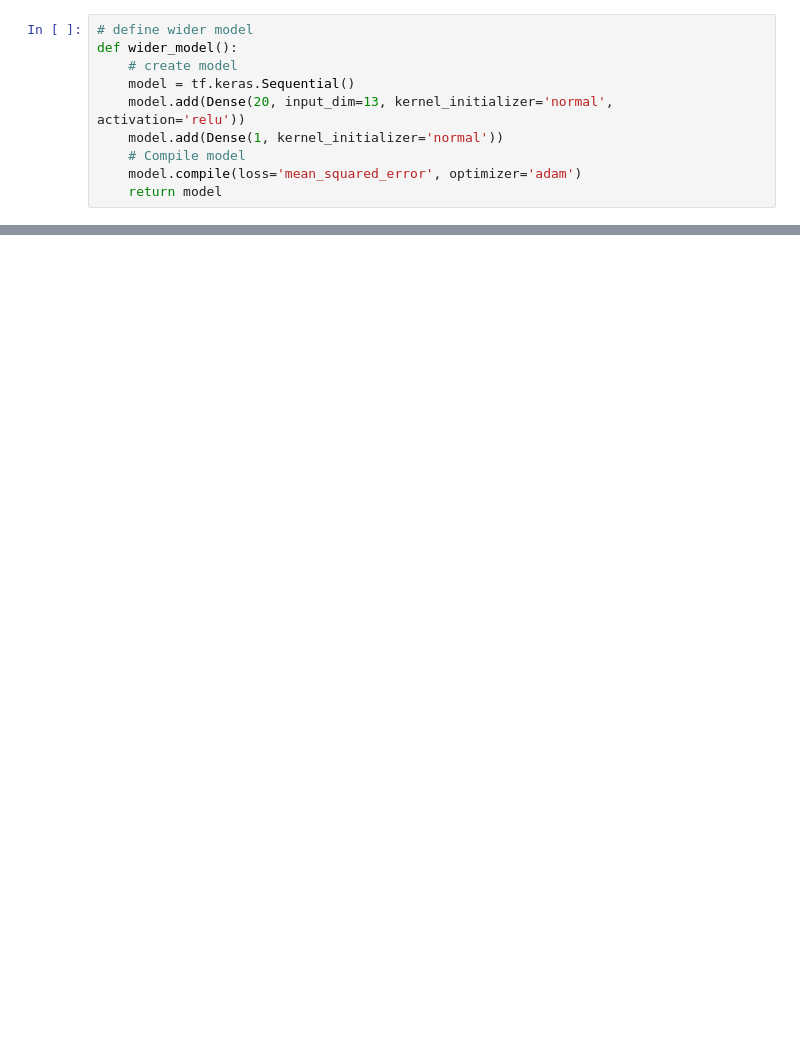
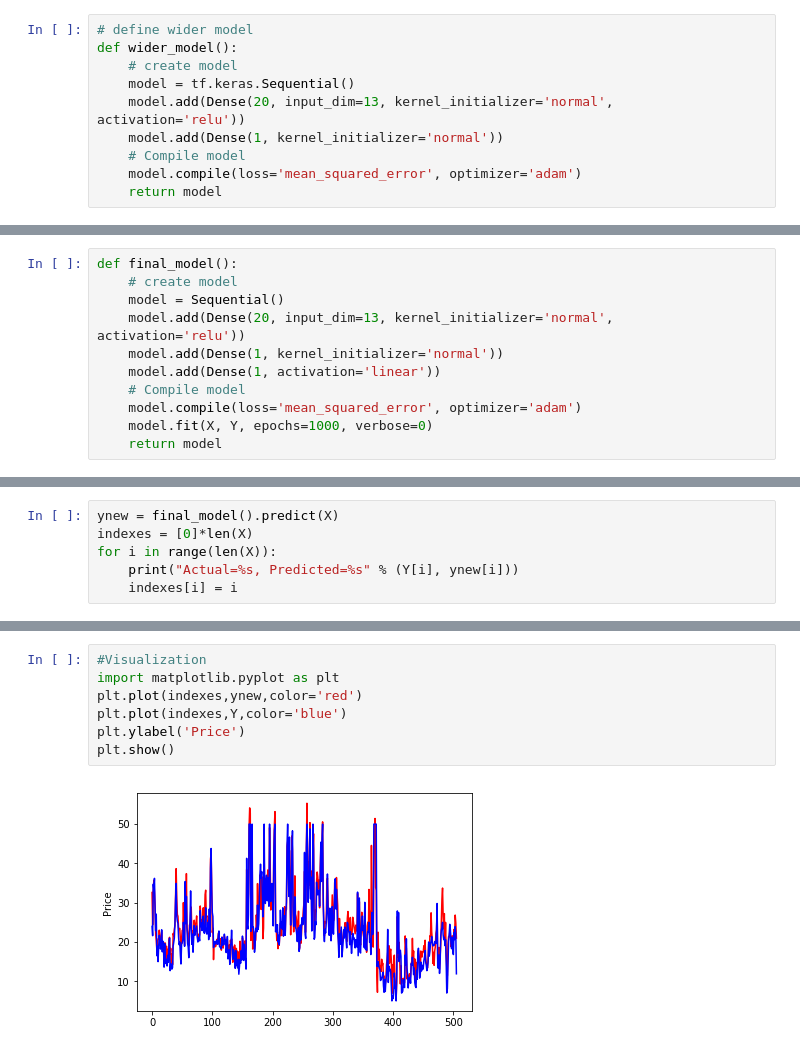
Before and after one commit to machine-learning-2018-2019-fasilkom-ui/MillionLive, a Jupyter notebook: TK.ipynb, the cells around one changed output, grey strips where cells are left out. Cells and saved outputs as stored; diff of their text form; blank space fills up the shorter version.

Commit message:
Added prediction implementation (Tutorial)

```diff
--- a/TK.ipynb
+++ b/TK.ipynb
@@ -106,0 +104,11 @@ Wider: -21.98 (23.90) MSE
+# %%
+def final_model():
+    # create model
+    model = Sequential()
+    model.add(Dense(20, input_dim=13, kernel_initializer='normal', activation='relu'))
+    model.add(Dense(1, kernel_initializer='normal'))
+    model.add(Dense(1, activation='linear'))
+    # Compile model
+    model.compile(loss='mean_squared_error', optimizer='adam')
+    model.fit(X, Y, epochs=1000, verbose=0)
+    return model
@@ -106,0 +126,6 @@ Wider: -21.98 (23.90) MSE
+# %%
+ynew = final_model().predict(X)
+indexes = [0]*len(X)
+for i in range(len(X)):
+    print("Actual=%s, Predicted=%s" % (Y[i], ynew[i]))
+    indexes[i] = i
@@ -106,0 +150,9 @@ Wider: -21.98 (23.90) MSE
+# %%
+#Visualization
+import matplotlib.pyplot as plt
+plt.plot(indexes,ynew,color='red')
+plt.plot(indexes,Y,color='blue')
+plt.ylabel('Price')
+plt.show()
+# %% [output]
+[figure, added]
```
Also changed, not shown: parts of 9 cells of this notebook, 1 other file.
